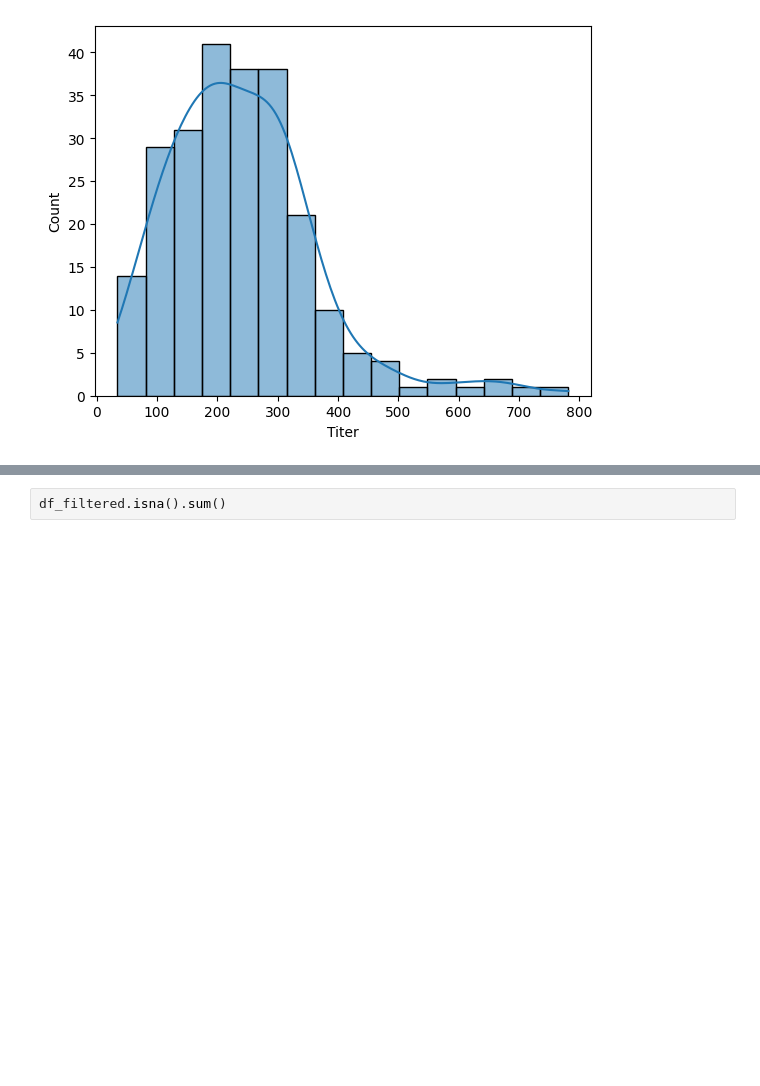
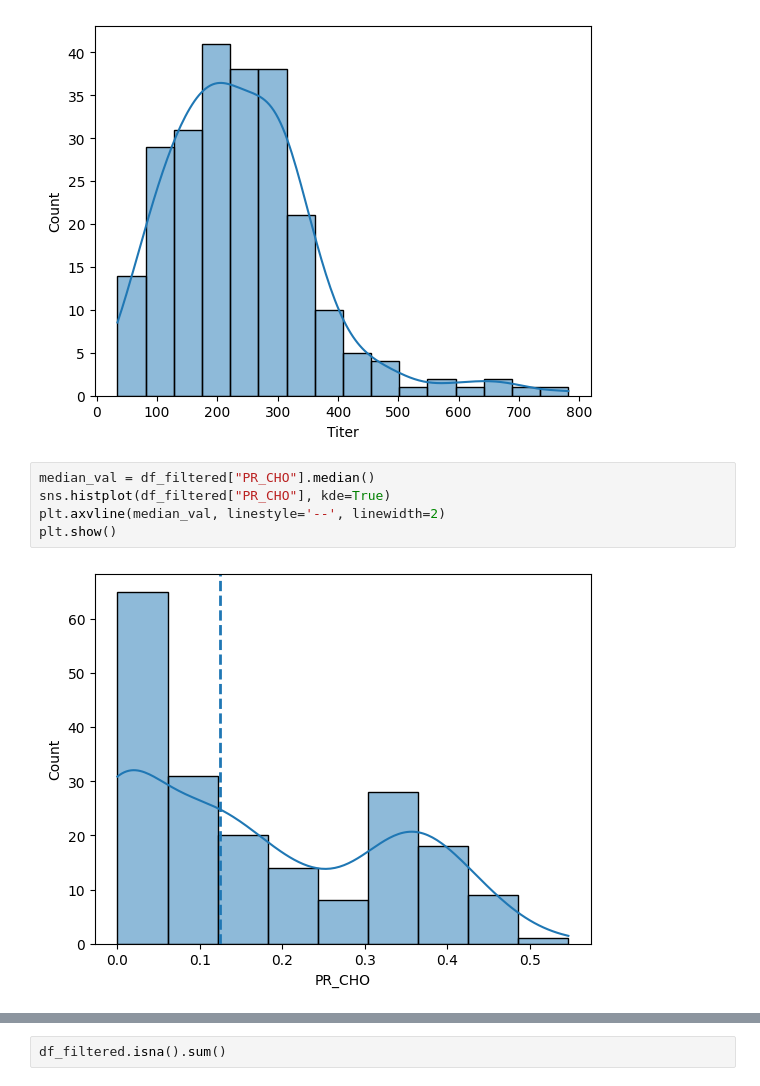
Before and after one commit to edupacheco54/mads_capstone_mAb_machine, a Jupyter notebook: notebooks/eda_notebook.ipynb, the cells around one changed output, grey strips where cells are left out. Cells and saved outputs as stored; diff of their text form; blank space fills up the shorter version.

```diff
--- a/notebooks/eda_notebook.ipynb
+++ b/notebooks/eda_notebook.ipynb
@@ -157,3 +163,10 @@ sns.histplot(df_filtered["Titer"], kde=True)
 # %% [output]
 <Axes: xlabel='Titer', ylabel='Count'>
 [figure]
+# %%
+median_val = df_filtered["PR_CHO"].median()
+sns.histplot(df_filtered["PR_CHO"], kde=True)
+plt.axvline(median_val, linestyle='--', linewidth=2)
+plt.show()
+# %% [output]
+[figure, added]
```
Also changed, not shown: parts of 18 cells of this notebook, 1 other file.
